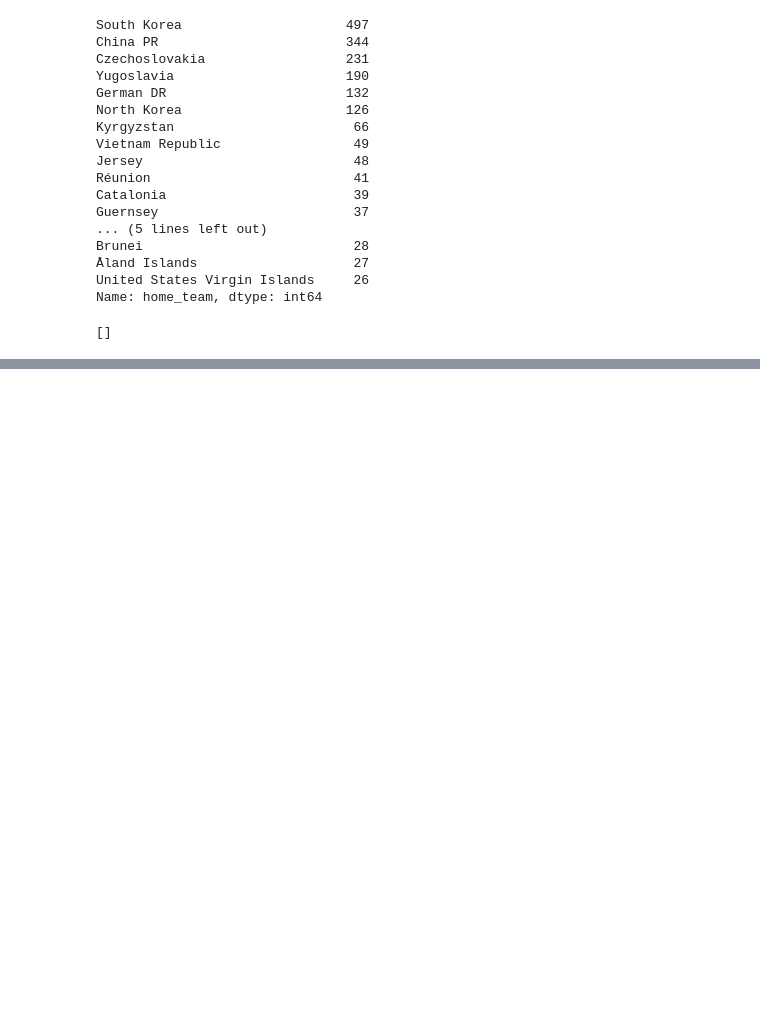
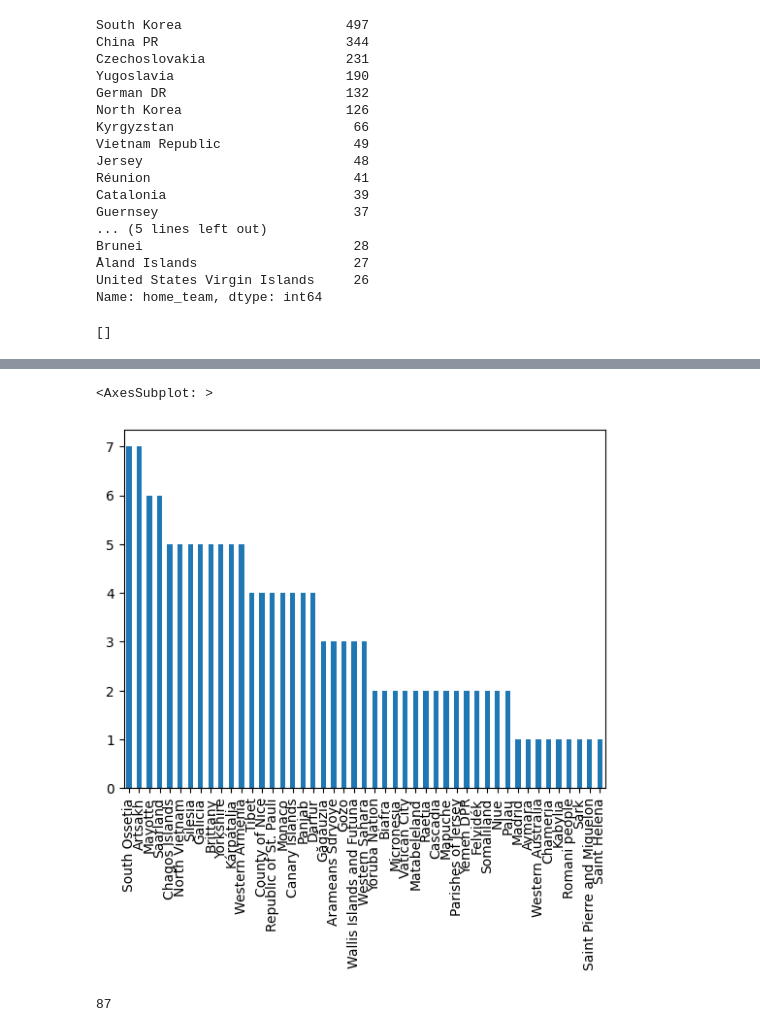
Before and after one commit to gabipana7/fifa-world-cup-2022, a Jupyter notebook: confederations.ipynb, the cells around one changed output, grey strips where cells are left out. Cells and saved outputs as stored; diff of their text form; code cells hidden in the pictures; blank space fills up the shorter version.

Commit message:
retouches, cleanup, federations linked with country and FIFA conf

```diff
--- a/confederations.ipynb
+++ b/confederations.ipynb
@@ -146,9 +146,9 @@ Brunei                           28
 United States Virgin Islands     26
 Name: home_team, dtype: int64
 # %%
-confederations_test = confederations.copy()
+federations = confederations.copy()
 # %%
-confederations_test['name'] = confederations_test['name'].replace(countries_fifa_not_in_matches, ['United States Virgin Islands',
+federations['name'] = federations['name'].replace(countries_fifa_not_in_matches, ['United States Virgin Islands',
                                                                                                   'Réunion',
                                                                                                   'São Tomé and Príncipe',
                                                                                                   'Kyrgyzstan','Taiwan',
@@ -164,0 +213,3 @@ confederations_test.to_csv('./data/confederations_test.csv', index=False)
+# %%
+matches_after1950 = matches[matches['date'] > '1950-01-01']
+matches_after1950
@@ -164,0 +230,14 @@ confederations_test.to_csv('./data/confederations_test.csv', index=False)
+# %%
+# Now check to see which countries remain in matches that are not part of fifa
+# matches after 1950
+
+# first see which countries are in matches but not in federations
+countries_in_matches_not_in_federations = list(set(matches_after1950['home_team'].unique()) - set(federations['name'].unique()))
+
+# Create series with all countries in matches and the number of matches
+countries_list_matches_new = matches_after1950['home_team'].value_counts()
+
+# Then filter the  list of matches using the countries that are in matches but not in federation
+print((countries_list_matches_new.loc[countries_in_matches_not_in_federations]).sort_values(ascending=False).head(30))
+
+# This way we see how we should reformat the countries from confederations
@@ -164,0 +262,9 @@ confederations_test.to_csv('./data/confederations_test.csv', index=False)
+# %%
+countries_list_matches_new.loc[countries_in_matches_not_in_federations].sort_values(ascending=False)[40:].plot(kind='bar')
+# %% [output]
+<AxesSubplot: >
+[figure, added]
+# %%
+len(countries_list_matches_new.loc[countries_in_matches_not_in_federations])
+# %% [output]
+87
```
Also changed, not shown: parts of 7 cells of this notebook, 4 other files.
